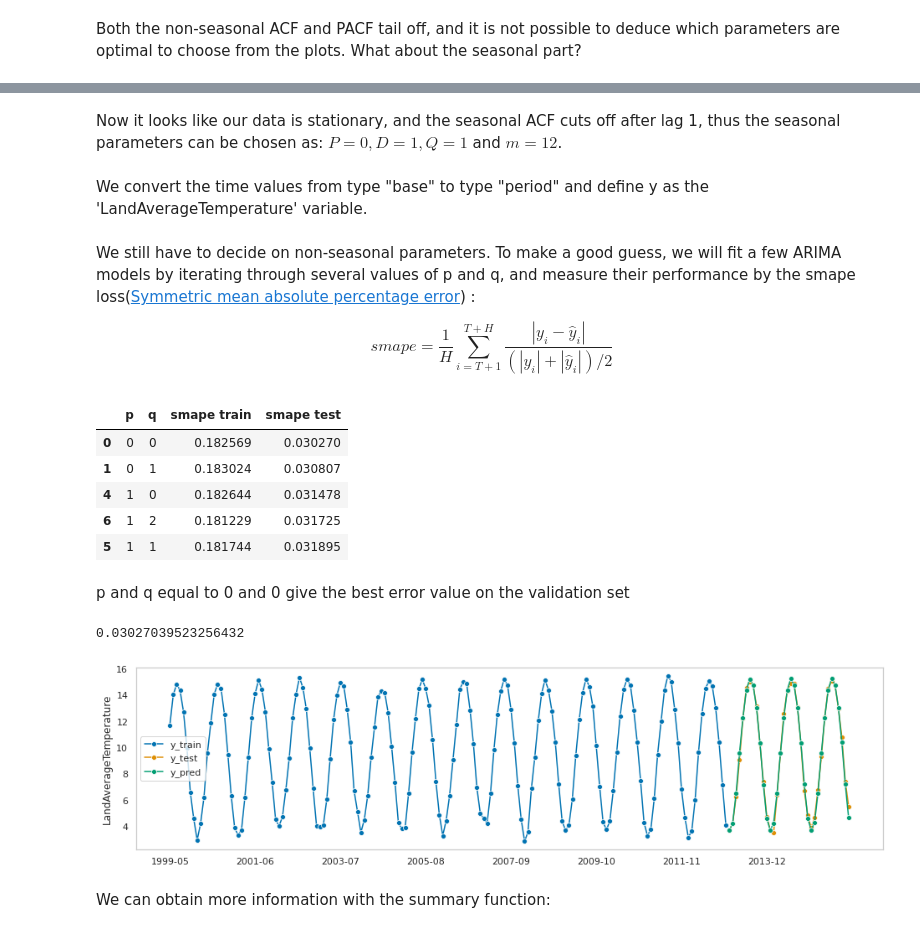
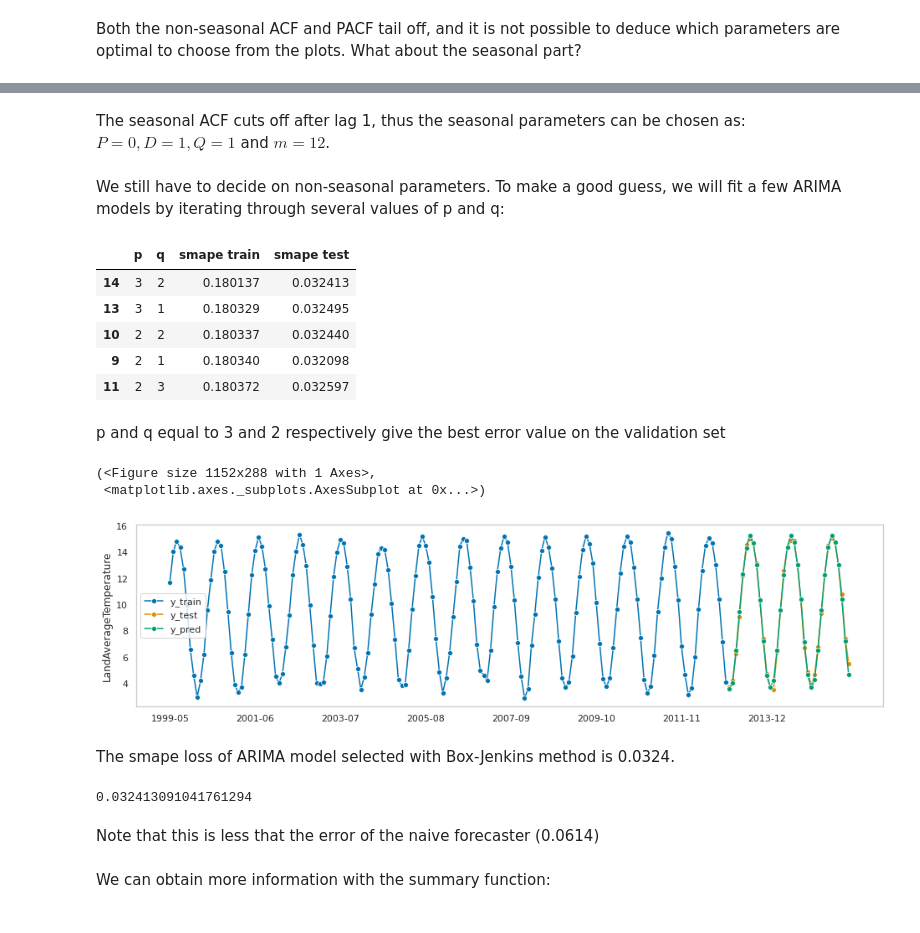
Before and after one commit to bdemeshev/tssp_tutorials_2020_21, a Jupyter notebook: sobakinskikh_pei_garyaeva/Tutorial.ipynb, the cells around one changed output, grey strips where cells are left out. Saved outputs shown, nothing was run; the diff lists cells and outputs as text; code cells hidden in the pictures.

```diff
--- a/sobakinskikh_pei_garyaeva/Tutorial.ipynb
+++ b/sobakinskikh_pei_garyaeva/Tutorial.ipynb
@@ -25,9 +76,9 @@ First, we have to preprocess the data by removing nan values and extracting the
 # %%
 # the dataset was uploaded to pastebin.com
+# DATA_URL = 'https://pastebin.com/raw/byX6Hsb8'
+# u can use it if you don't have access to the csv
 
-DATA_URL = 'https://pastebin.com/raw/byX6Hsb8'
-
-data = pd.read_csv(DATA_URL)[['LandAverageTemperature', 'dt']]
+data = pd.read_csv('weather.csv')[['LandAverageTemperature', 'dt']]
 data.dropna(inplace=True)
 
 data.set_index("dt", inplace=True)
@@ -35,5 +86,7 @@ data.index = pd.to_datetime(data.index)
 
 data = data.tail(200)
 
+# needed for seasonal_decompose
+# probably a bug in the implementation
 y_no_period = data['LandAverageTemperature']
 data.index = data.index.to_period("M")
@@ -103,0 +160,5 @@ fh_train = ForecastingHorizon(y_train.index, is_relative=False)
+# %%
+forecaster = NaiveForecaster(strategy="last", sp=12)
+forecaster.fit(y_train)
+y_pred = forecaster.predict(fh)
+plot_series(y_train, y_test, y_pred, labels=["Train", "Test", "Predicted"])
@@ -183,9 +261,4 @@ plt.show()
 # %% [markdown]
-Now it looks like our data is stationary, and the seasonal ACF cuts off after lag 1, thus the seasonal parameters can be chosen as: $P = 0, D=1, Q=1$ and $m=12$.
+The seasonal ACF cuts off after lag 1, thus the seasonal parameters can be chosen as: $P = 0, D=1, Q=1$ and $m=12$.
-# %% [markdown]
-We convert the time values from type "base" to type "period" and define y as the 'LandAverageTemperature' variable.
 # %% [markdown]
-We still have to decide on non-seasonal parameters. To make a good guess, we will fit a few ARIMA models by iterating through several values of p and q, and measure their performance by the smape loss([Symmetric mean absolute percentage error](https://en.wikipedia.org/wiki/Symmetric_mean_absolute_percentage_error)) :
-
-
-$$smape = \frac{1}{H} \sum_{i = T+1}^{T+H} \frac{|y_i - \hat y_i|}{(|y_i| + |\hat y_i|)/2}$$
+We still have to decide on non-seasonal parameters. To make a good guess, we will fit a few ARIMA models by iterating through several values of p and q:
@@ -208,27 +279,35 @@ for p in tqdm(range(4)):
     order_smape.append((p,q,smape_train, smape_test))
 # %%
 order_df = pd.DataFrame(order_smape, columns=['p','q','smape train', 'smape test'])
-order_df = order_df.sort_values('smape test')
+order_df = order_df.sort_values('smape train')
 order_df.head()
 # %% [output]
 |  | p | q | smape train | smape test |
-| 0 | 0 | 0 | 0.182569 | 0.030270 |
-| 1 | 0 | 1 | 0.183024 | 0.030807 |
-| 4 | 1 | 0 | 0.182644 | 0.031478 |
-| 6 | 1 | 2 | 0.181229 | 0.031725 |
-| 5 | 1 | 1 | 0.181744 | 0.031895 |
+| 14 | 3 | 2 | 0.180137 | 0.032413 |
+| 13 | 3 | 1 | 0.180329 | 0.032495 |
+| 10 | 2 | 2 | 0.180337 | 0.032440 |
+| 9 | 2 | 1 | 0.180340 | 0.032098 |
+| 11 | 2 | 3 | 0.180372 | 0.032597 |
 # %% [markdown]
-p and q equal to 0 and 0 give the best error value on the validation set
+p and q equal to 3 and 2 respectively give the best error value on the validation set
 # %%
 forecaster = ARIMA(
-        order=(0, 0, 0), seasonal_order=(0, 1, 1, 12), suppress_warnings=True)
+        order=(3, 0, 2), seasonal_order=(0, 1, 1, 12), suppress_warnings=True)
 fc_fit = forecaster.fit(y_train)
 y_pred = forecaster.predict(fh)
 plot_series(y_train, y_test, y_pred, labels=["y_train", "y_test", "y_pred"])
-smape_loss(y_test, y_pred)
 # %% [output]
-0.03027039523256432
+(<Figure size 1152x288 with 1 Axes>,
+ <matplotlib.axes._subplots.AxesSubplot at 0x...>)
 [figure]
+# %% [markdown]
+The smape loss of ARIMA model selected with Box-Jenkins method is 0.0324.
+# %%
+smape_loss(y_test, y_pred)
+# %% [output]
+0.032413091041761294
+# %% [markdown]
+Note that this is less that the error of the naive forecaster (0.0614)
 # %% [markdown]
 We can obtain more information with the summary function:
 # %%
```
Also changed, not shown: parts of 78 cells of this notebook, 1 other file.
